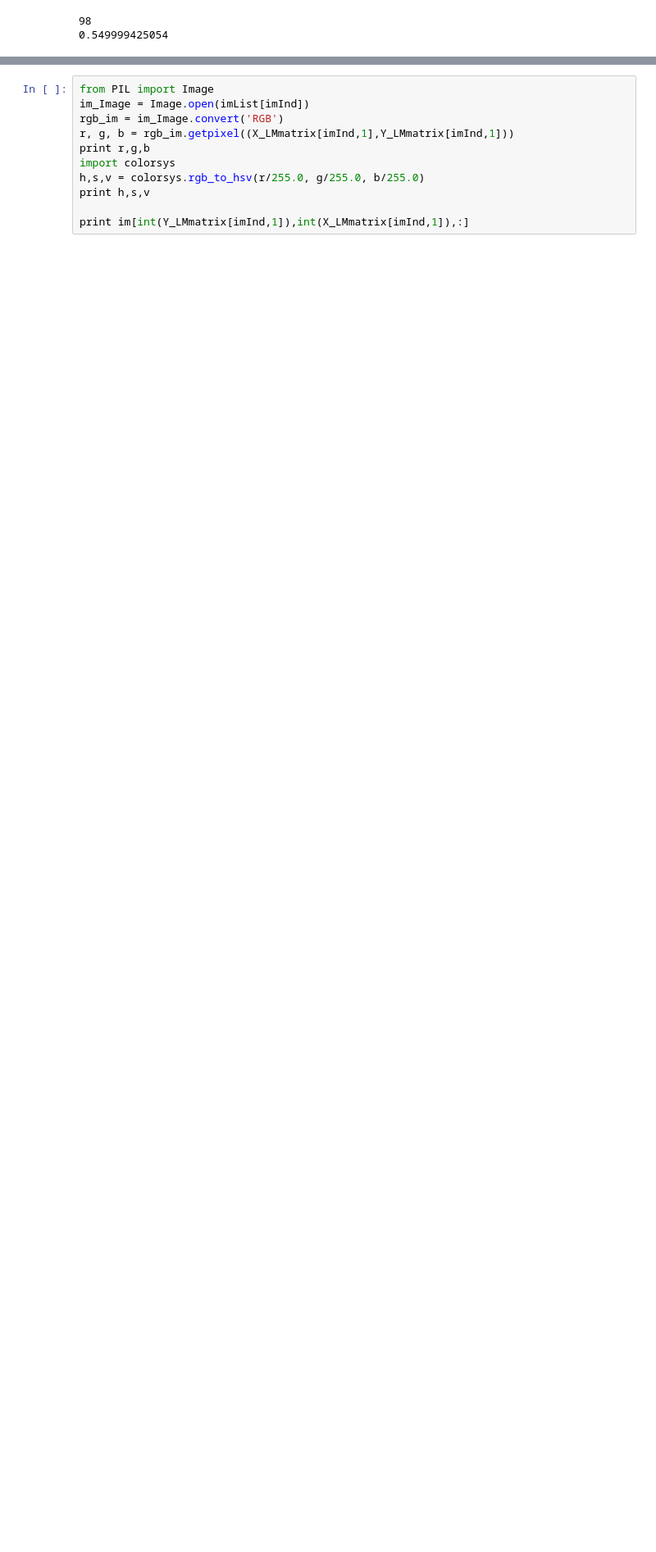
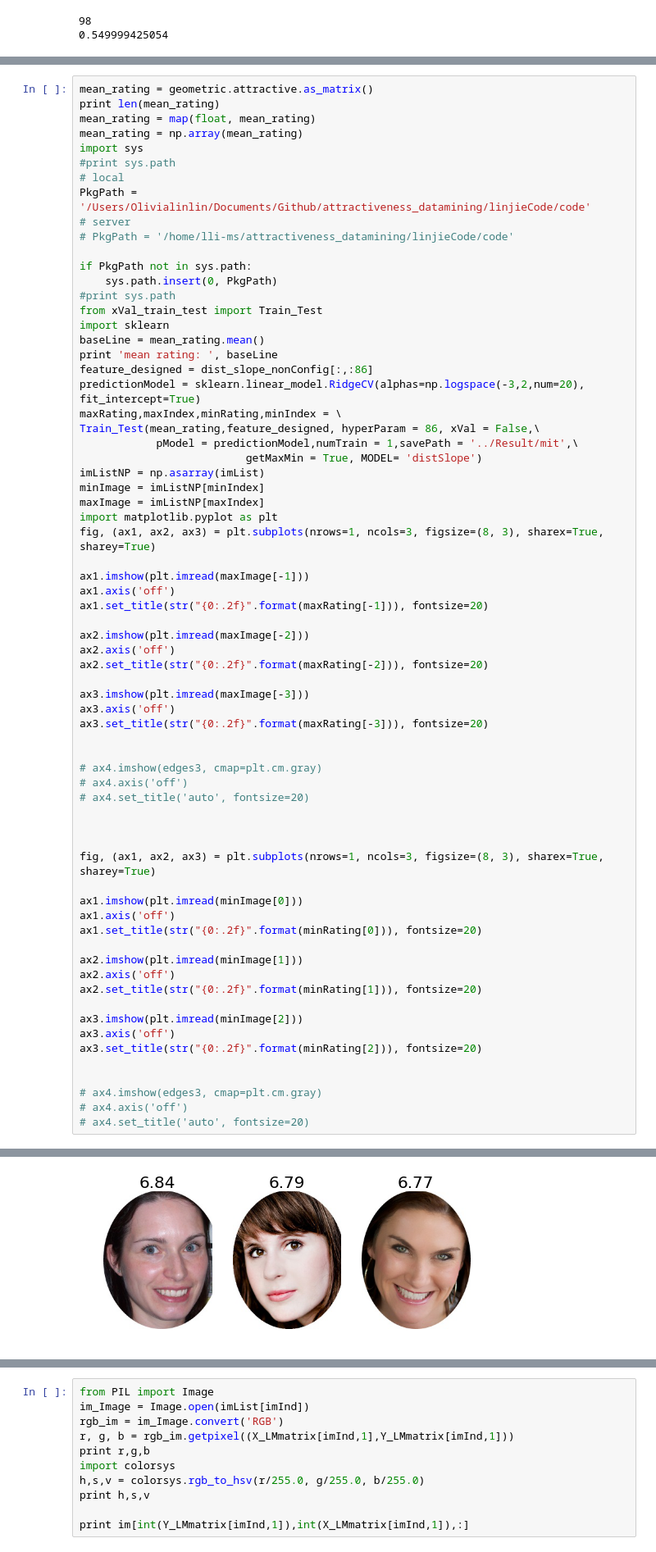
Before and after one commit to amandasongmm/attractiveness_datamining, a Jupyter notebook: linjieCode/code/smoothness.ipynb, the cells around one changed output, grey strips where cells are left out. Shown at 82% size. Drawn from its saved outputs; the diff is of its cells as text; blank space fills up the shorter version.

```diff
--- a/linjieCode/code/smoothness.ipynb
+++ b/linjieCode/code/smoothness.ipynb
@@ -349,0 +347,69 @@ valC, trainC = Train_Test(mean_rating,dist_slope_nonConfig, hyperParam = numFeat
+# %%
+mean_rating = geometric.attractive.as_matrix()
+print len(mean_rating)
+mean_rating = map(float, mean_rating)
+mean_rating = np.array(mean_rating)
+import sys
+#print sys.path
+# local
+PkgPath = '/Users/Olivialinlin/Documents/Github/attractiveness_datamining/linjieCode/code'
+# server
+# PkgPath = '/home/lli-ms/attractiveness_datamining/linjieCode/code'
+
+if PkgPath not in sys.path:
+    sys.path.insert(0, PkgPath)
+#print sys.path
+from xVal_train_test import Train_Test
+import sklearn
+baseLine = mean_rating.mean()
+print 'mean rating: ', baseLine
+feature_designed = dist_slope_nonConfig[:,:86]
+predictionModel = sklearn.linear_model.RidgeCV(alphas=np.logspace(-3,2,num=20), fit_intercept=True)
+maxRating,maxIndex,minRating,minIndex = \
+Train_Test(mean_rating,feature_designed, hyperParam = 86, xVal = False,\
+            pModel = predictionModel,numTrain = 1,savePath = '../Result/mit',\
+                          getMaxMin = True, MODEL= 'distSlope')
+imListNP = np.asarray(imList)
+minImage = imListNP[minIndex]
+maxImage = imListNP[maxIndex]
+import matplotlib.pyplot as plt
+fig, (ax1, ax2, ax3) = plt.subplots(nrows=1, ncols=3, figsize=(8, 3), sharex=True, sharey=True)
+
+ax1.imshow(plt.imread(maxImage[-1]))
+ax1.axis('off')
+ax1.set_title(str("{0:.2f}".format(maxRating[-1])), fontsize=20)
+
+ax2.imshow(plt.imread(maxImage[-2]))
+ax2.axis('off')
+ax2.set_title(str("{0:.2f}".format(maxRating[-2])), fontsize=20)
+
+ax3.imshow(plt.imread(maxImage[-3]))
+ax3.axis('off')
+ax3.set_title(str("{0:.2f}".format(maxRating[-3])), fontsize=20)
+
+
+# ax4.imshow(edges3, cmap=plt.cm.gray)
+# ax4.axis('off')
+# ax4.set_title('auto', fontsize=20)
+
+
+
+fig, (ax1, ax2, ax3) = plt.subplots(nrows=1, ncols=3, figsize=(8, 3), sharex=True, sharey=True)
+
+ax1.imshow(plt.imread(minImage[0]))
+ax1.axis('off')
+ax1.set_title(str("{0:.2f}".format(minRating[0])), fontsize=20)
+
+ax2.imshow(plt.imread(minImage[1]))
+ax2.axis('off')
+ax2.set_title(str("{0:.2f}".format(minRating[1])), fontsize=20)
+
+ax3.imshow(plt.imread(minImage[2]))
+ax3.axis('off')
+ax3.set_title(str("{0:.2f}".format(minRating[2])), fontsize=20)
+
+
+# ax4.imshow(edges3, cmap=plt.cm.gray)
+# ax4.axis('off')
+# ax4.set_title('auto', fontsize=20)
+# %% [output]
@@ -349,0 +437 @@ valC, trainC = Train_Test(mean_rating,dist_slope_nonConfig, hyperParam = numFeat
+[figure, added]
```
Also changed, not shown: parts of 4 cells of this notebook, 4 other files.
